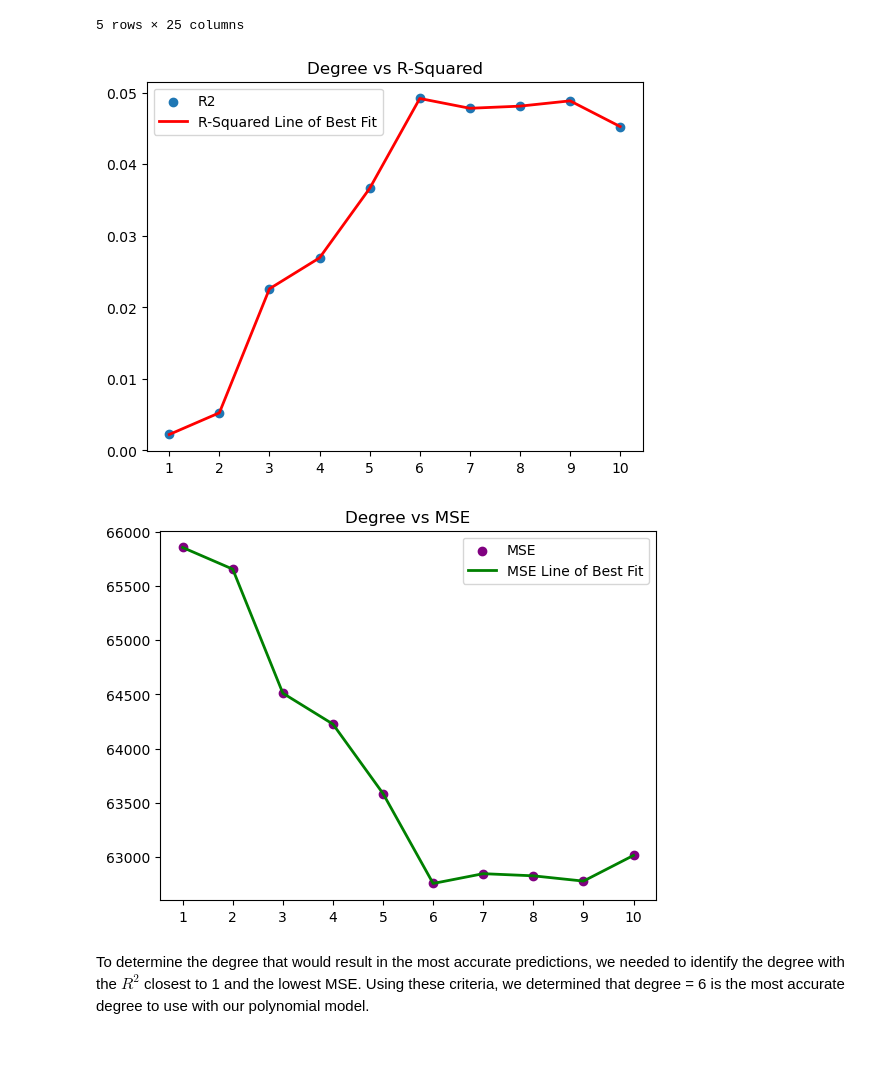
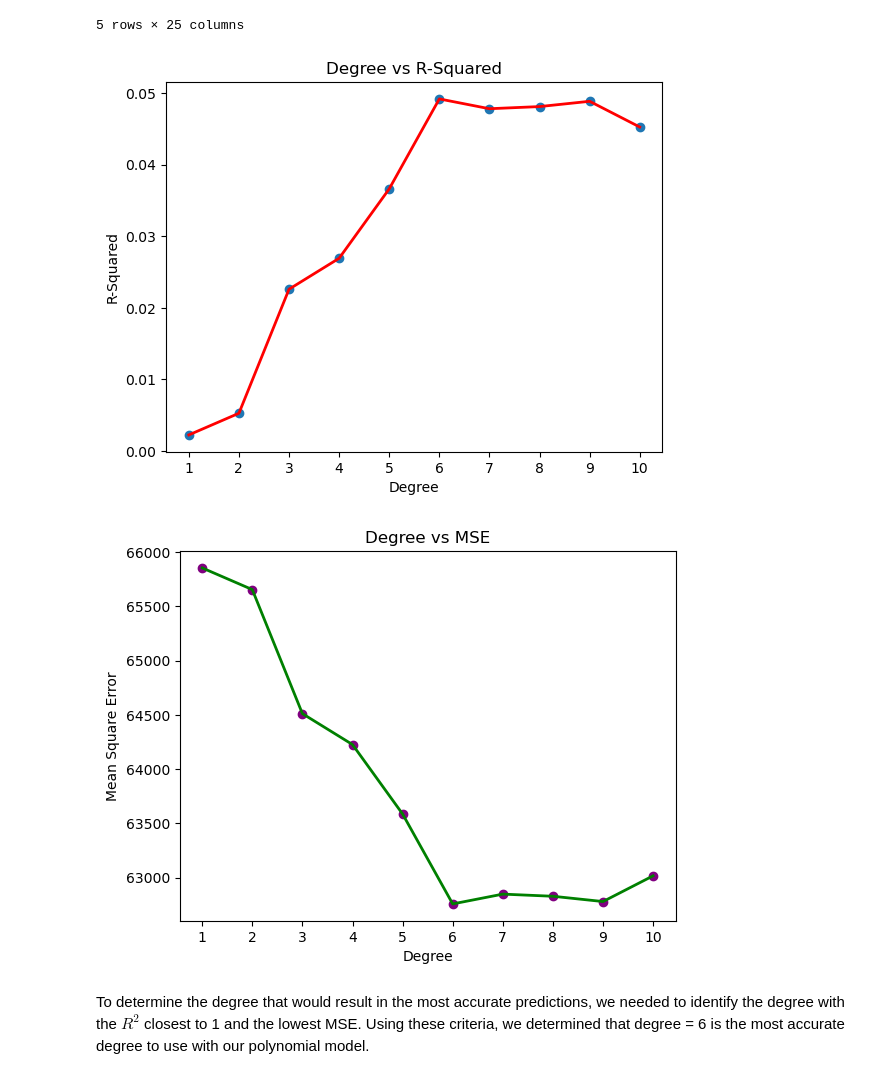
Before and after one commit to mtran-1230/DS3000, a Jupyter notebook: Phase_III (1).ipynb, the cells around one changed output. Saved outputs shown, nothing was run; the diff lists cells and outputs as text; code cells hidden in the pictures; blank space fills up the shorter version.

```diff
--- a/Phase_III (1).ipynb
+++ b/Phase_III (1).ipynb
@@ -421,12 +421,25 @@ df_clean.head() # printing to verify correct handling
 | 4 | Shrek Forever After | 2010 | PG | 21 May 2010 | 93 | [Animation, Adventure, Comedy] | Mike Mitchell | Josh Klausner, Darren Lemke, Will... | Mike Myers, Cameron Diaz, Eddie M... | Rumpelstiltskin tricks a mid-life... | ... | ... |
 5 rows × 25 columns
 # %%
-# now we have to extract the features that we want to use in the model
+# now we have to extract the features that we want to use in the model and create the function
 from sklearn.linear_model import LinearRegression
 from sklearn.preprocessing import PolynomialFeatures
 from sklearn.metrics import mean_squared_error, r2_score
 
 def polynomial_regression(degree, dataframe, print_graph, print_values):
+    """
+    Creates a polynomial regression model using day of the year to determine worldwide millions.
+
+    Inputs:
+        degree (int): number degree of the polynomial fit
+        dataframe (df): data frame with features
+        print_graph (boolean): indicates if the function should print a graph
+        print_value (boolean): indivate if the function should print metric values
+
+    Returns:
+        list: list where the first element is r^2 and the second is MSE
+        dataframe: the original dataframe
+    """
     X = dataframe[["Day_of_Year"]]
     y = dataframe[["Worldwide_millions"]]
     poly = PolynomialFeatures(degree = degree)
@@ -477,20 +490,22 @@ while degree < 11:
 plt.scatter(degrees, r2_values, label = "R2")
 plt.plot(degrees, r2_values, label = "R-Squared Line of Best Fit", linewidth=2, color = "red")
 plt.title(label = "Degree vs R-Squared")
+plt.xlabel("Degree")
+plt.ylabel("R-Squared")
 plt.xticks(degrees)
-plt.legend()
 plt.show()
 # %% [output]
-[figure, old version]
+[figure, new version]
 # %%
 plt.scatter(degrees, mse_values, label = "MSE", color = "purple")
 plt.plot(degrees, mse_values, label = "MSE Line of Best Fit", linewidth=2, color = "green")
 plt.title(label = "Degree vs MSE")
+plt.xlabel("Degree")
+plt.ylabel("Mean Square Error")
 plt.xticks(degrees)
-plt.legend()
 plt.show()
 # %% [output]
-[figure, old version]
+[figure, new version]
 # %% [markdown]
 To determine the degree that would result in the most accurate predictions, we needed to identify the degree with the $R^2$ closest to 1 and the lowest MSE. Using these criteria, we determined that degree = 6 is the most accurate degree to use with our polynomial model.
 # %%
```
Also changed, not shown: parts of 13 cells of this notebook.
